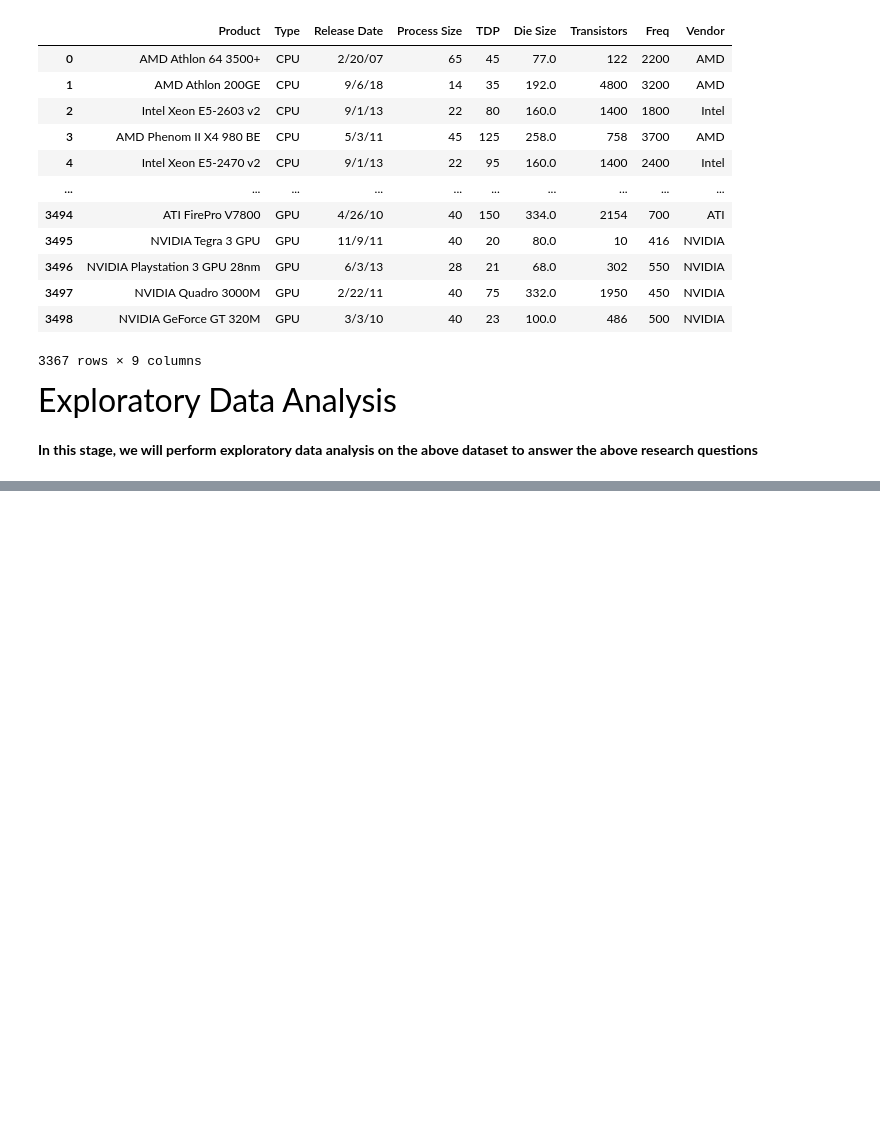
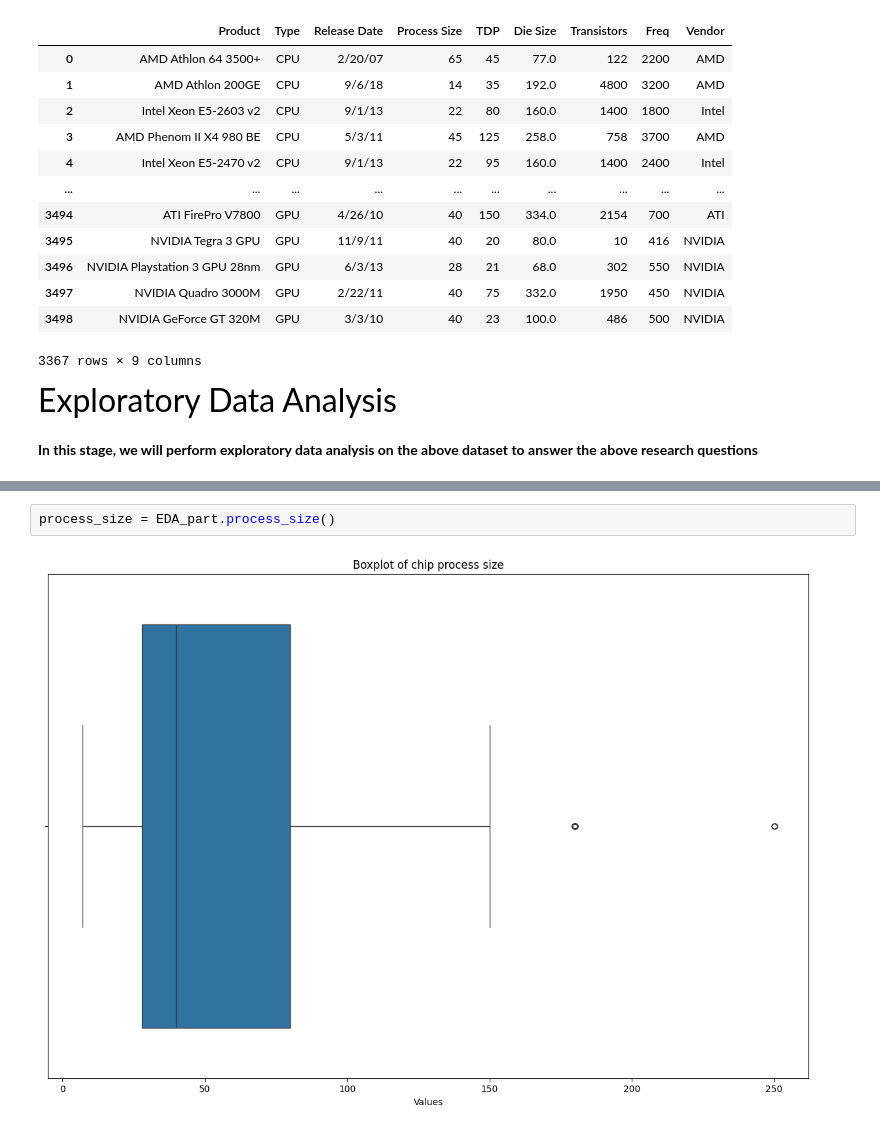
Before and after one commit to Zhengnan817/Project-3-Data-Reconstruction-and-Analysis, a Jupyter notebook: data_reconstruction_and_analysis.ipynb, the cells around one changed output, grey strips where cells are left out. Saved outputs shown, nothing was run; the diff lists cells and outputs as text; blank space fills up the shorter version.

```diff
--- a/data_reconstruction_and_analysis.ipynb
+++ b/data_reconstruction_and_analysis.ipynb
@@ -98,0 +132,4 @@ cpu_table.remove_null()
+# %%
+process_size = EDA_part.process_size()
+# %% [output]
+[figure, added]
```
Also changed, not shown: parts of 7 cells of this notebook, 2 other files.
